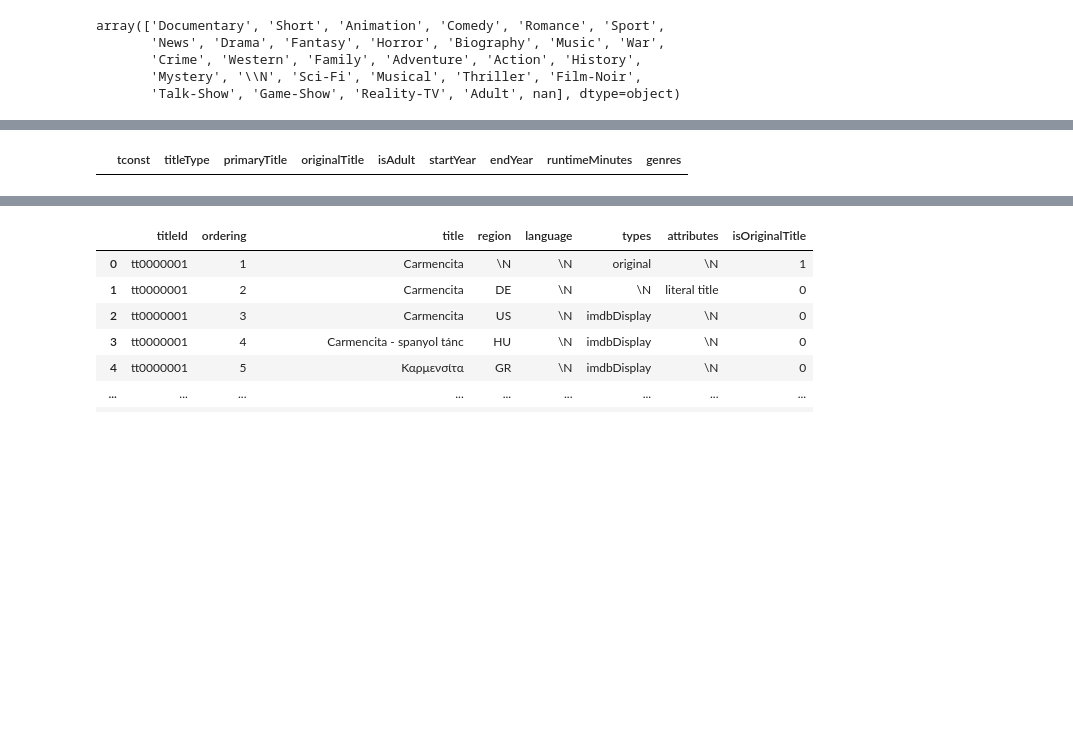
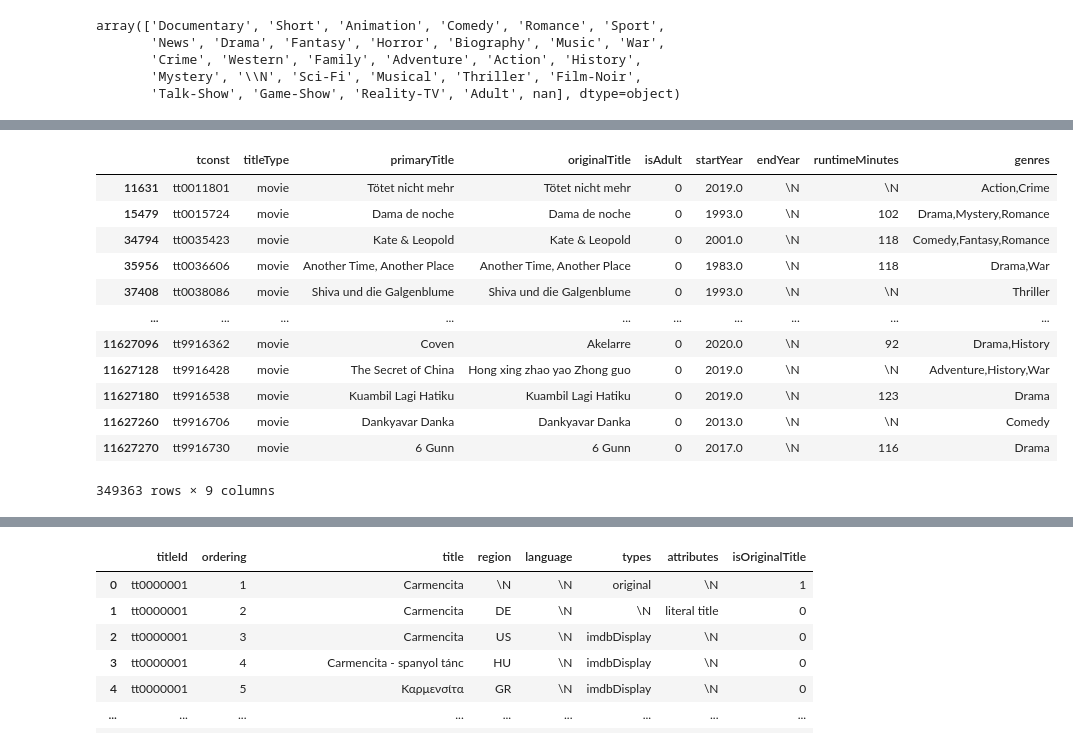
Before and after one commit to Idumii/WildCodeSchool-Projet2, a Jupyter notebook: base.ipynb, the cells around one changed output, grey strips where cells are left out. Drawn from its saved outputs; the diff is of its cells as text; code cells hidden in the pictures; blank space fills up the shorter version.

Commit message:
Jointure entre df_title_basic et df_tmdb + tri du nouveau dataFrame

```diff
--- a/base.ipynb
+++ b/base.ipynb
@@ -80,6 +86,6 @@ display(df_title_basics_copy.head(3))
 # %%
 # On enlève les films sortis avant 1970
-df_title_basics_copy['startYear'] = pd.to_numeric(df_title_basics_copy['startYear'], errors='coerce')
+df_title_basics_copy['startYear'] = pd.to_numeric(df_title_basics_copy['startYear'], errors='coerce',downcast ='signed')
 df_title_basics_copy = df_title_basics_copy[df_title_basics_copy['startYear'] >= 1970]
 
 display(df_title_basics_copy)
@@ -100,19 +106,29 @@ display(df_title_basics_copy)
 # %%
 # Verifier les différents types de films
 df_title_basics_copy['titleType'].unique()
 
 # On récupere uniquement les films
 df_title_basics_copy = df_title_basics_copy[df_title_basics_copy['titleType'] == 'movie']
 
 # On enlève les films pour adultes
 
 df_title_basics_copy = df_title_basics_copy[df_title_basics_copy['isAdult'] == '0']
 
-#display(df_title_basics_copy[df_title_basics_copy['isAdult'] == '0'])
-
 # On enlève les films sans titre
 df_title_basics_copy['primaryTitle'] = df_title_basics_copy['primaryTitle'].fillna('None.')
 
-display(df_title_basics_copy[df_title_basics_copy['primaryTitle'].isna() == True])
+display(df_title_basics_copy[df_title_basics_copy['primaryTitle'].isna() == False])
 # %% [output]
 |  | tconst | titleType | primaryTitle | originalTitle | isAdult | startYear | endYear | runtimeMinutes | genres |
+| 11631 | tt0011801 | movie | Tötet nicht mehr | Tötet nicht mehr | 0 | 2019.0 | \N | \N | Action,Crime |
+| 15479 | tt0015724 | movie | Dama de noche | Dama de noche | 0 | 1993.0 | \N | 102 | Drama,Mystery,Romance |
+| 34794 | tt0035423 | movie | Kate & Leopold | Kate & Leopold | 0 | 2001.0 | \N | 118 | Comedy,Fantasy,Romance |
+| 35956 | tt0036606 | movie | Another Time, Another Place | Another Time, Another Place | 0 | 1983.0 | \N | 118 | Drama,War |
+| 37408 | tt0038086 | movie | Shiva und die Galgenblume | Shiva und die Galgenblume | 0 | 1993.0 | \N | \N | Thriller |
+| ... | ... | ... | ... | ... | ... | ... | ... | ... | ... |
+| 11627096 | tt9916362 | movie | Coven | Akelarre | 0 | 2020.0 | \N | 92 | Drama,History |
+| 11627128 | tt9916428 | movie | The Secret of China | Hong xing zhao yao Zhong guo | 0 | 2019.0 | \N | \N | Adventure,History,War |
+| 11627180 | tt9916538 | movie | Kuambil Lagi Hatiku | Kuambil Lagi Hatiku | 0 | 2019.0 | \N | 123 | Drama |
+| 11627260 | tt9916706 | movie | Dankyavar Danka | Dankyavar Danka | 0 | 2013.0 | \N | \N | Comedy |
+| 11627270 | tt9916730 | movie | 6 Gunn | 6 Gunn | 0 | 2017.0 | \N | 116 | Drama |
+349363 rows × 9 columns
```
Also changed, not shown: parts of 5 cells of this notebook.
